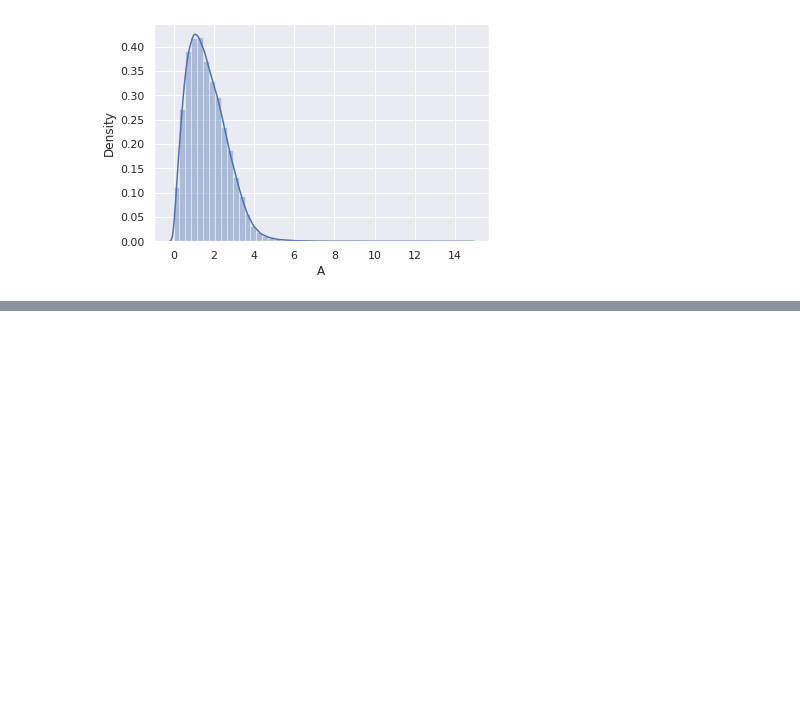
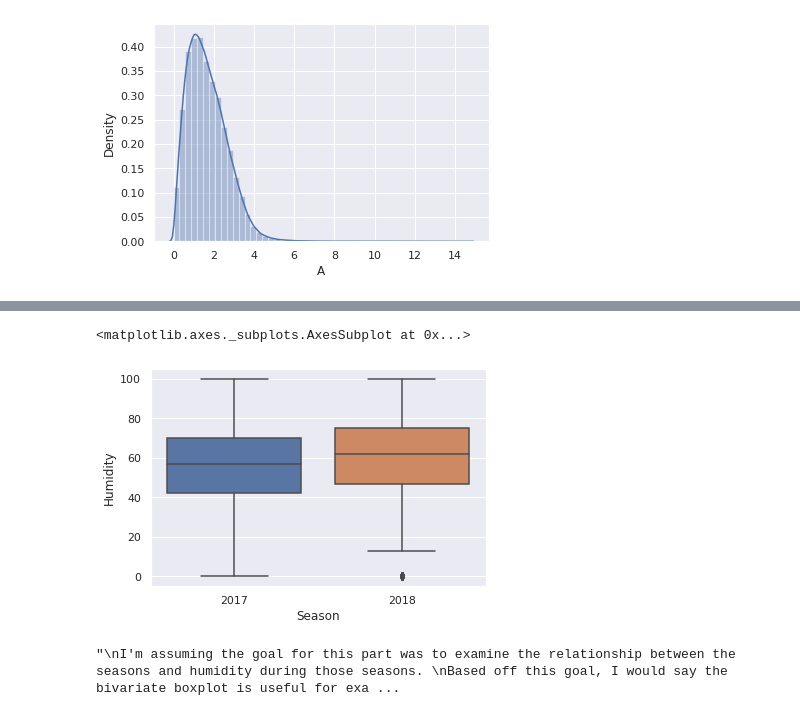
Before and after one commit to anaconda121/Deep-Learning, a Jupyter notebook: Preprocessing/Mini_Project_3.ipynb, the cells around one changed output, grey strips where cells are left out. Saved outputs shown, nothing was run; the diff lists cells and outputs as text; code cells hidden in the pictures; blank space fills up the shorter version.

```diff
--- a/Preprocessing/Mini_Project_3.ipynb
+++ b/Preprocessing/Mini_Project_3.ipynb
@@ -248,0 +269,13 @@ sns.distplot(data_raw["A"], kde=True)
+# %%
+sns.boxplot(x=data_raw["Season"], y=data_raw["Humidity"])
+# %% [output]
+<matplotlib.axes._subplots.AxesSubplot at 0x...>
+[figure, added]
+# %%
+"""
+I'm assuming the goal for this part was to examine the relationship between the seasons and humidity during those seasons.
+Based off this goal, I would say the bivariate boxplot is useful for examining this relationship. We can see that the humidity
+values in 2018 are higher than 2017, with boxplot ranges that are approx. 5 degrees higher.
+"""
+# %% [output]
+"\nI'm assuming the goal for this part was to examine the relationship between the seasons and humidity during those seasons. \nBased off this goal, I would say the bivariate boxplot is useful for exa ...
```
Also changed, not shown: parts of 13 cells of this notebook.
